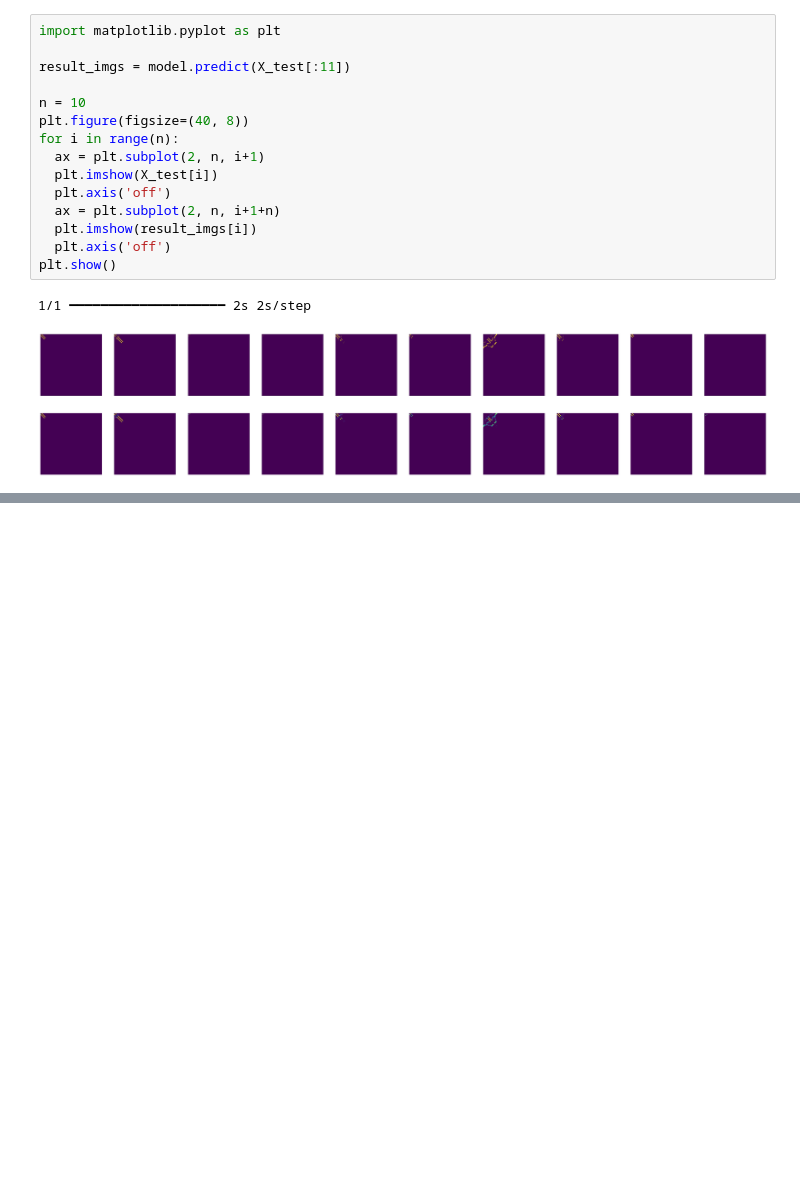
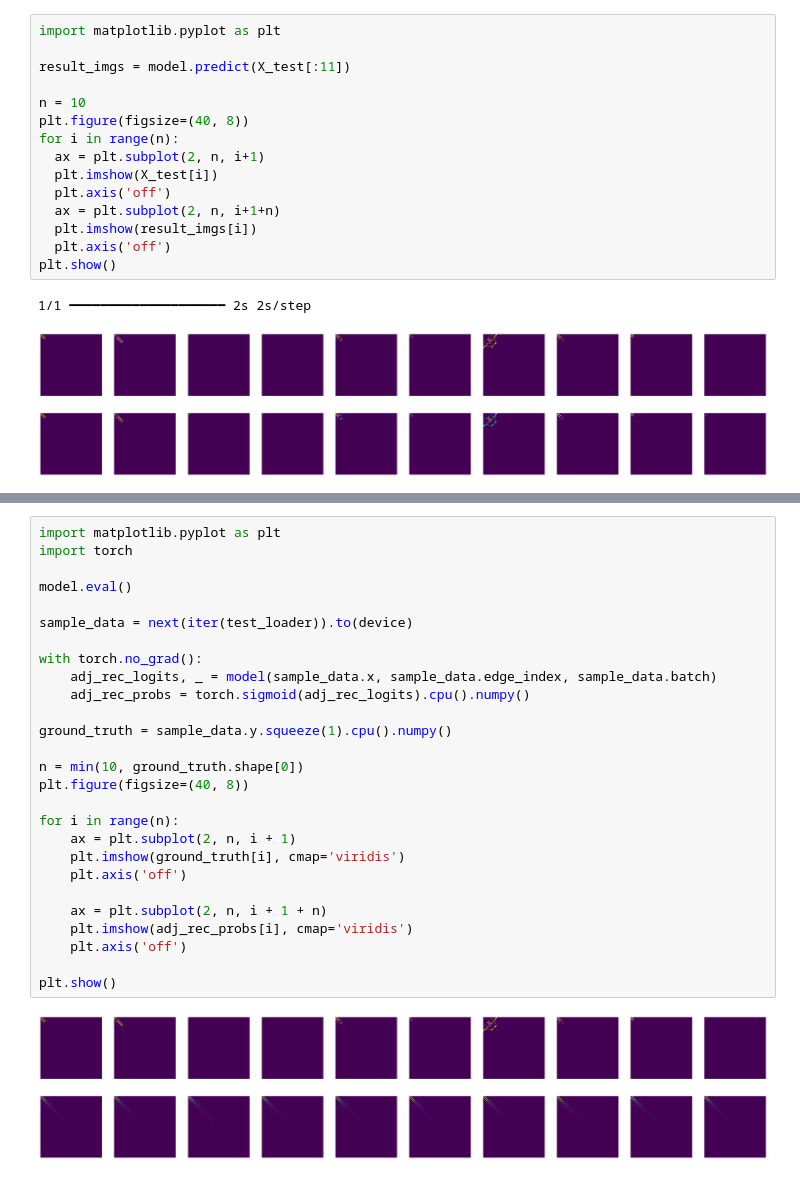
Before and after one commit to coderMassive/Antimicrobial-Peptide-Representation, a Jupyter notebook: notebook.ipynb, the cells around one changed output, grey strips where cells are left out. Saved outputs shown, nothing was run; the diff lists cells and outputs as text; blank space fills up the shorter version.

Commit message:
Started working on Graph Autoencoder

```diff
--- a/notebook.ipynb
+++ b/notebook.ipynb
@@ -698,0 +824,29 @@ Requirement already satisfied: threadpoolctl>=3.1.0 in /usr/local/lib/python3.12
+# %%
+import matplotlib.pyplot as plt
+import torch
+
+model.eval()
+
+sample_data = next(iter(test_loader)).to(device)
+
+with torch.no_grad():
+    adj_rec_logits, _ = model(sample_data.x, sample_data.edge_index, sample_data.batch)
+    adj_rec_probs = torch.sigmoid(adj_rec_logits).cpu().numpy()
+
+ground_truth = sample_data.y.squeeze(1).cpu().numpy()
+
+n = min(10, ground_truth.shape[0])
+plt.figure(figsize=(40, 8))
+
+for i in range(n):
+    ax = plt.subplot(2, n, i + 1)
+    plt.imshow(ground_truth[i], cmap='viridis')
+    plt.axis('off')
+
+    ax = plt.subplot(2, n, i + 1 + n)
+    plt.imshow(adj_rec_probs[i], cmap='viridis')
+    plt.axis('off')
+
+plt.show()
+# %% [output]
+[figure, added]
```
Also changed, not shown: parts of 4 cells of this notebook.
